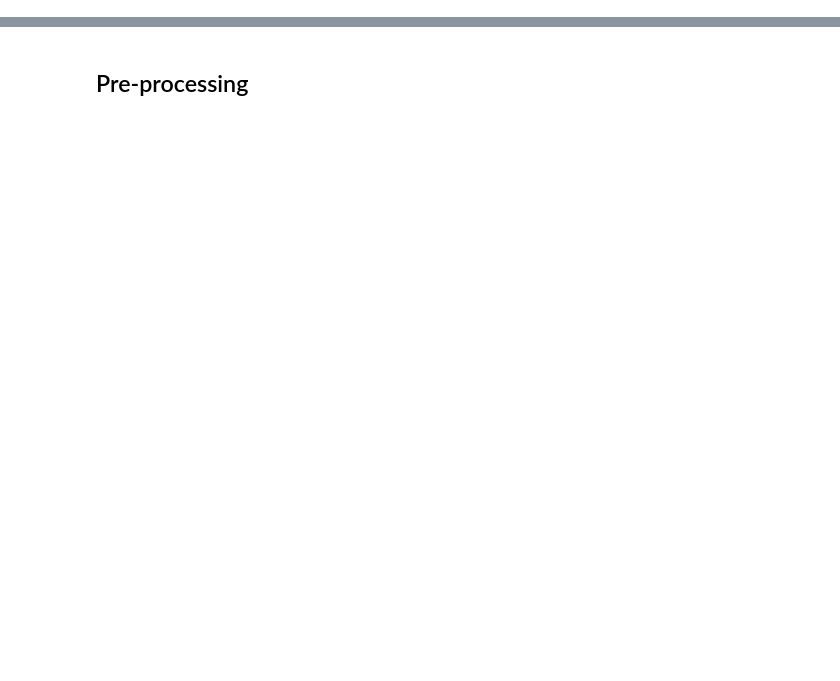
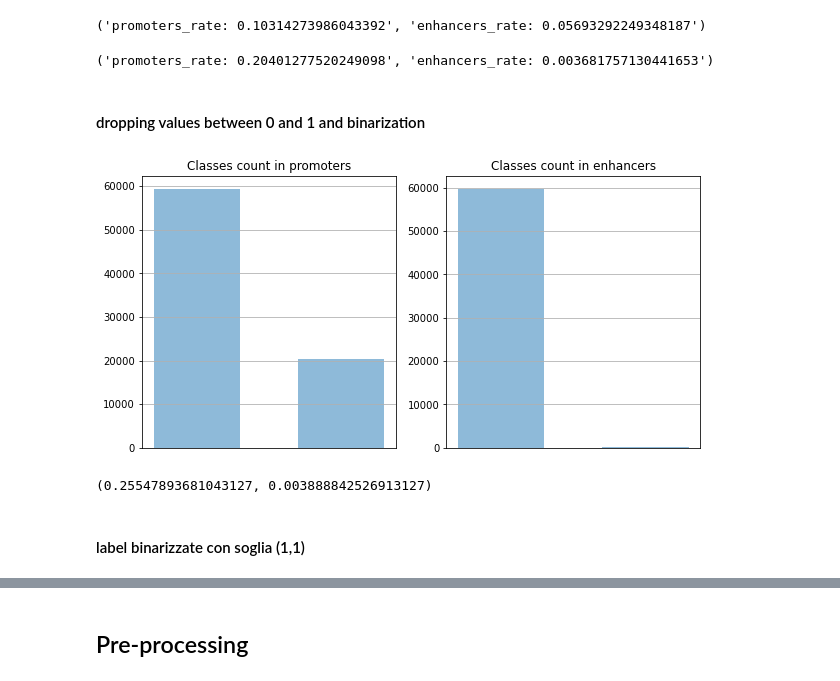
Before and after one commit to NaomiDemolli/Bioinformatics_project, a Jupyter notebook: code/project_complet.ipynb, the cells around one changed output, grey strips where cells are left out. Cells and saved outputs as stored; diff of their text form; code cells hidden in the pictures; blank space fills up the shorter version.

```diff
--- a/code/project_complet.ipynb
+++ b/code/project_complet.ipynb
@@ -11,0 +14,13 @@ from epigenomic_dataset import active_promoters_vs_inactive_promoters
+# %%
+enhancers, enhancers_labels = active_enhancers_vs_inactive_enhancers(cell_line='A549')
+promoters, promoters_labels = active_promoters_vs_inactive_promoters(cell_line='A549')
+
+epigenomes = {
+    "promoters": promoters,
+    "enhancers": enhancers
+}
+
+labels = {
+    "promoters": promoters_labels,
+    "enhancers": enhancers_labels
+}
@@ -12 +69,40 @@ from epigenomic_dataset import active_promoters_vs_inactive_promoters
+# %%
+threshold_imbalance(labels, 5, 0) # Wassmann mess
+# %% [output]
+('promoters_rate: 0.10314273986043392', 'enhancers_rate: 0.05693292249348187')
+# %%
+threshold_imbalance(labels, 1, 1)
+# %% [output]
+('promoters_rate: 0.20401277520249098', 'enhancers_rate: 0.003681757130441653')
+# %% [markdown]
+#### dropping values between 0 and 1 and binarization
+# %%
+def drop_01_binarization_1() -> dict:
+    labels_drop = {}
+
+    for region, data in labels.items():
+
+        df = labels[region]
+        df_drop = df[(df['A549'] == 0) | (df['A549'] >= 1)]
+        df_drop = df_drop['A549'] > 1
+        labels_drop[region] = df_drop
+
+    return labels_drop9
+# %%
+labels_drop = drop_01_binarization_1()
+# %%
+fig, axes = plt.subplots(ncols=2, figsize=(10, 5))
+
+for axis, (region, lbl) in zip(axes.ravel(), labels_drop.items()):
+    lbl.astype(int).hist(ax=axis, bins=2, alpha=0.5, rwidth=0.6)
+    axis.set_title(f"Classes count in {region}")
+    axis.set_xticks([])
+# %% [output]
+[figure, added]
+# %%
+labels_drop['promoters'].mean(), labels_drop['enhancers'].mean()
+# %% [output]
+(0.25547893681043127, 0.003888842526913127)
+# %% [markdown]
+#### label binarizzate con soglia (1,1)
 # %%
```
Also changed, not shown: parts of 37 cells of this notebook.
